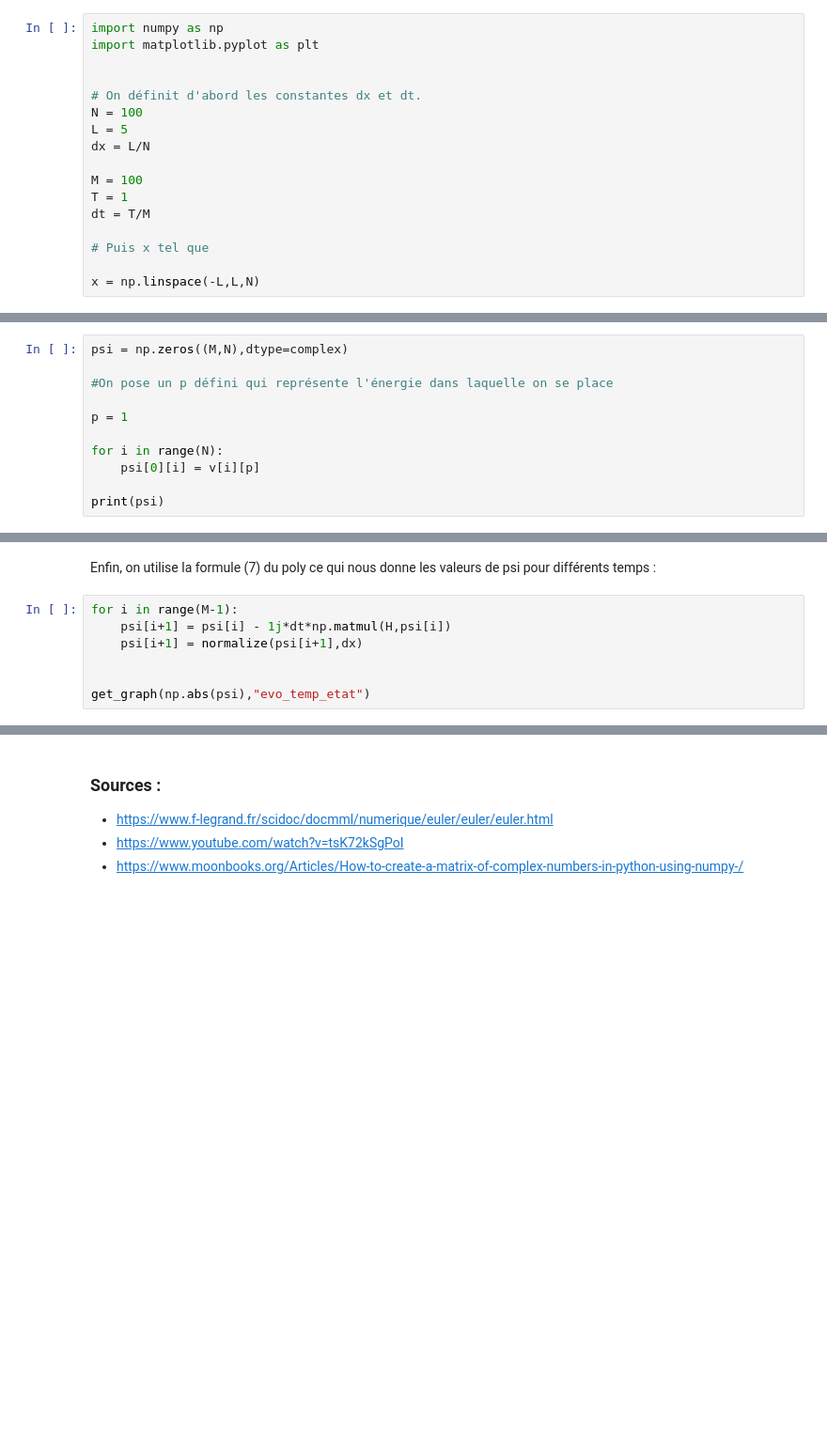
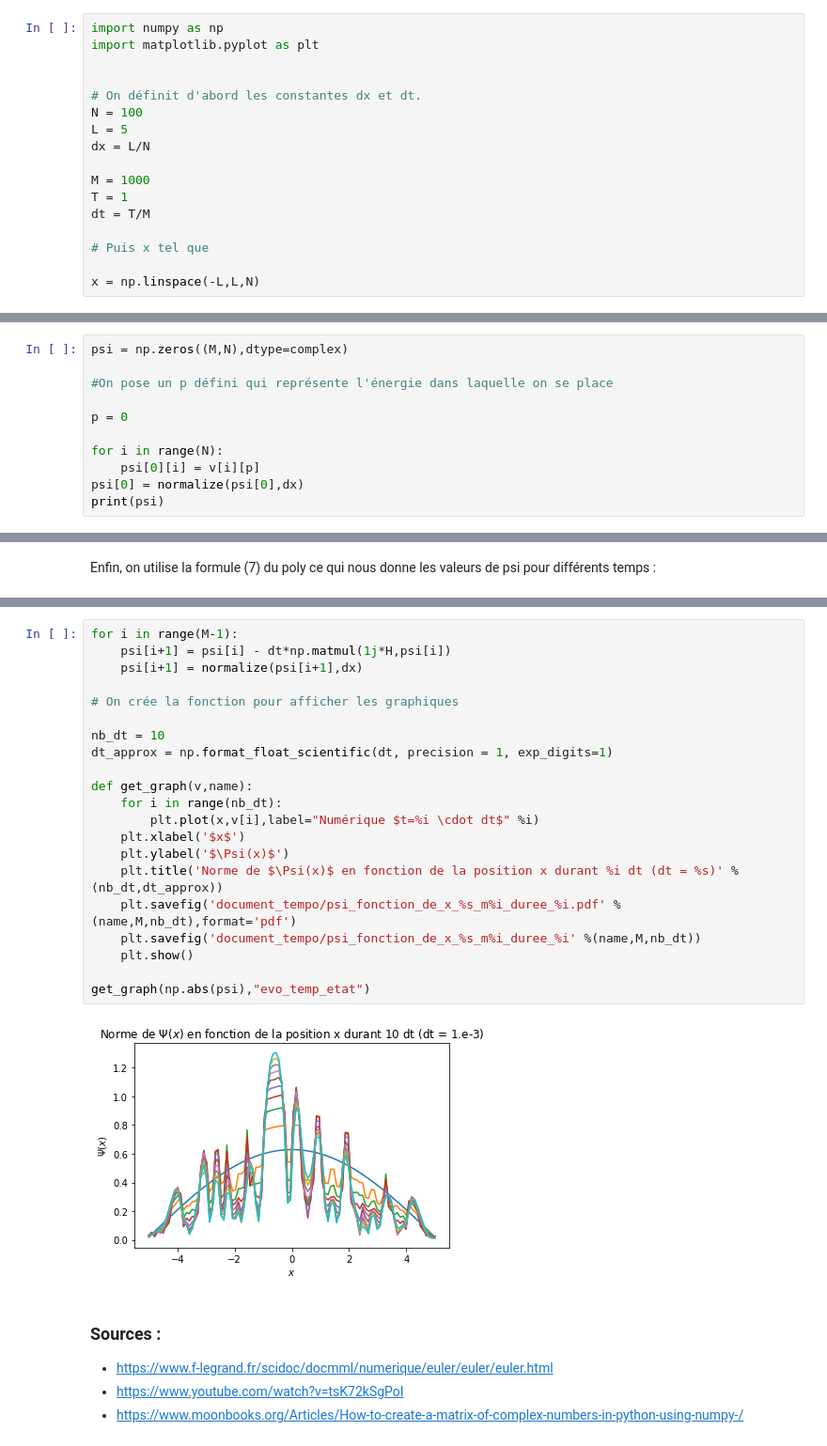
Before and after one commit to lucasboistay/shrodinger_simulation, a Jupyter notebook: evo_temp.ipynb, the cells around one changed output, grey strips where cells are left out. Shown at 94% size. Saved outputs shown, nothing was run; the diff lists cells and outputs as text; blank space fills up the shorter version.

Commit message:
algo euler fonctionnel

```diff
--- a/evo_temp.ipynb
+++ b/evo_temp.ipynb
@@ -16,7 +16,7 @@ N = 100
 L = 5
 dx = L/N
 
-M = 100
+M = 1000
 T = 1
 dt = T/M
 
@@ -127,10 +110,10 @@ psi = np.zeros((M,N),dtype=complex)
 
 #On pose un p défini qui représente l'énergie dans laquelle on se place
 
-p = 1
+p = 0
 
 for i in range(N):
     psi[0][i] = v[i][p]
-
+psi[0] = normalize(psi[0],dx)
 print(psi)
 # %% [output]
@@ -149,10 +132,3 @@ print(psi)
    0.        +0.j  0.        +0.j]]
 # %% [markdown]
 Enfin, on utilise la formule (7) du poly ce qui nous donne les valeurs de psi pour différents temps :
-# %%
-for i in range(M-1):
-    psi[i+1] = psi[i] - 1j*dt*np.matmul(H,psi[i])
-    psi[i+1] = normalize(psi[i+1],dx)
-
-
-get_graph(np.abs(psi),"evo_temp_etat")
@@ -161,3 +135,26 @@ get_graph(np.abs(psi),"evo_temp_etat")
+# %%
+for i in range(M-1):
+    psi[i+1] = psi[i] - dt*np.matmul(1j*H,psi[i])
+    psi[i+1] = normalize(psi[i+1],dx)
+
+# On crée la fonction pour afficher les graphiques
+
+nb_dt = 10
+dt_approx = np.format_float_scientific(dt, precision = 1, exp_digits=1)
+
+def get_graph(v,name):
+    for i in range(nb_dt):
+        plt.plot(x,v[i],label="Numérique $t=%i \cdot dt$" %i)
+    plt.xlabel('$x$')
+    plt.ylabel('$\Psi(x)$')
+    plt.title('Norme de $\Psi(x)$ en fonction de la position x durant %i dt (dt = %s)' %(nb_dt,dt_approx))
+    plt.savefig('document_tempo/psi_fonction_de_x_%s_m%i_duree_%i.pdf' %(name,M,nb_dt),format='pdf')
+    plt.savefig('document_tempo/psi_fonction_de_x_%s_m%i_duree_%i' %(name,M,nb_dt))
+    plt.show()
+
+get_graph(np.abs(psi),"evo_temp_etat")
+# %% [output]
+[figure, added]
 # %% [markdown]
 ### Sources :
  - https://www.f-legrand.fr/scidoc/docmml/numerique/euler/euler/euler.html
```
Also changed, not shown: parts of 3 cells of this notebook, 15 other files.
